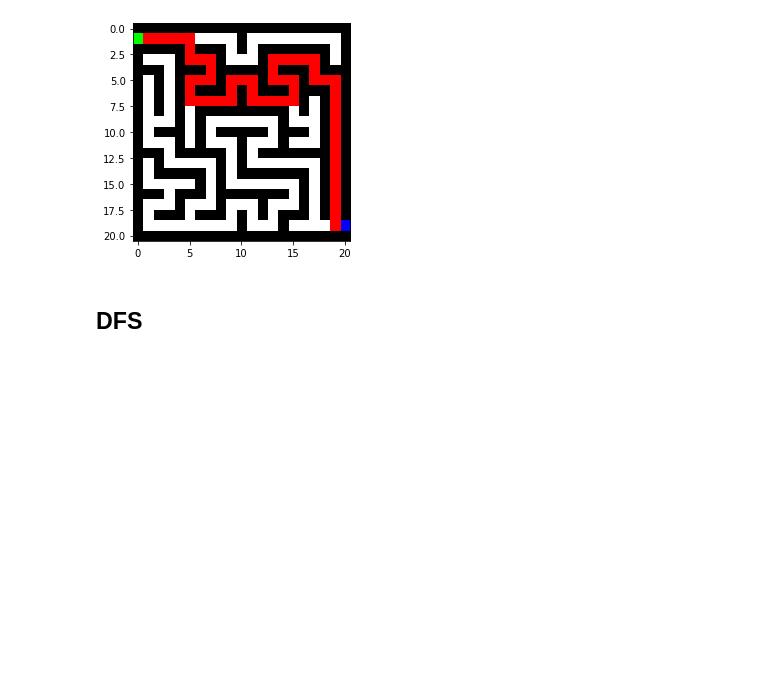
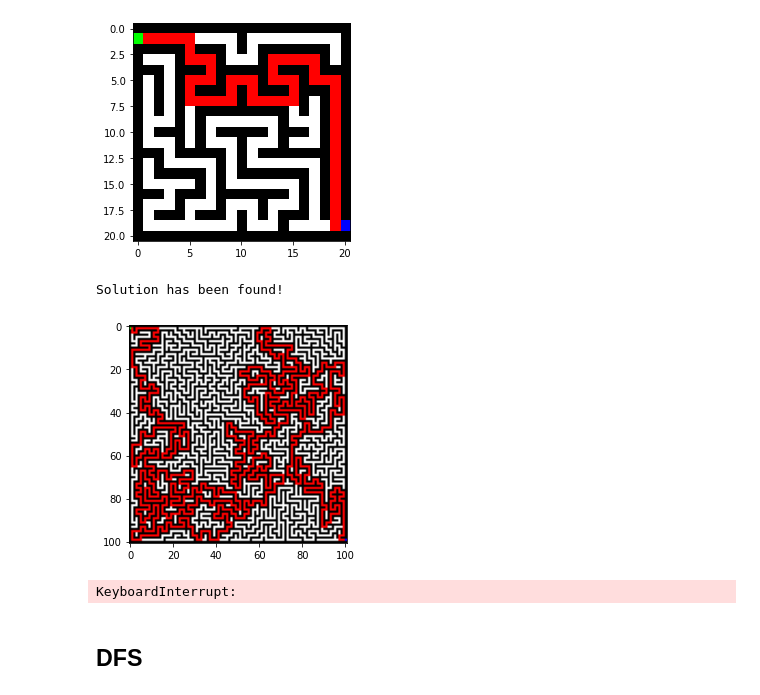
Before and after one commit to DmitryPodpryatov/maze-solver, a Jupyter notebook: Test.ipynb, the cells around one changed output. Drawn from its saved outputs; the diff is of its cells as text; code cells hidden in the pictures; blank space fills up the shorter version.

```diff
--- a/Test.ipynb
+++ b/Test.ipynb
@@ -50,6 +79,25 @@ imshow(tremaux.draw(image_small_rgb))
 # %% [output]
 Solution has been found!
 [figure]
+# %%
+start = 1, 0
+finish = 99, 100
+
+tremaux = Tremaux(image_medium, start=start, finish=finish)
+tremaux.solve(debug=DEBUG)
+imshow(tremaux.draw(image_medium_rgb))
+# %% [output]
+Solution has been found!
+[figure, added]
+# %%
+start = 1, 0
+finish = 199, 200
+
+tremaux = Tremaux(image_large, start=start, finish=finish)
+tremaux.solve(debug=DEBUG)
+imshow(tremaux.draw(image_large_rgb))
+# %% [output]
+KeyboardInterrupt:
 # %% [markdown]
 ## DFS
 # %%
```
Also changed, not shown: parts of 5 cells of this notebook, 3 other files.
